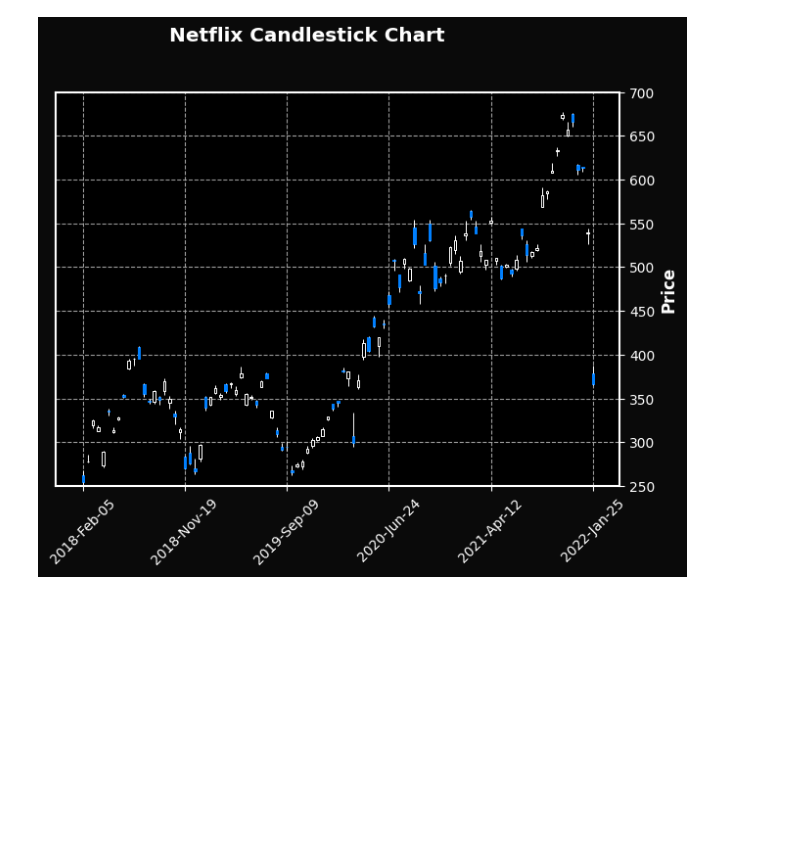
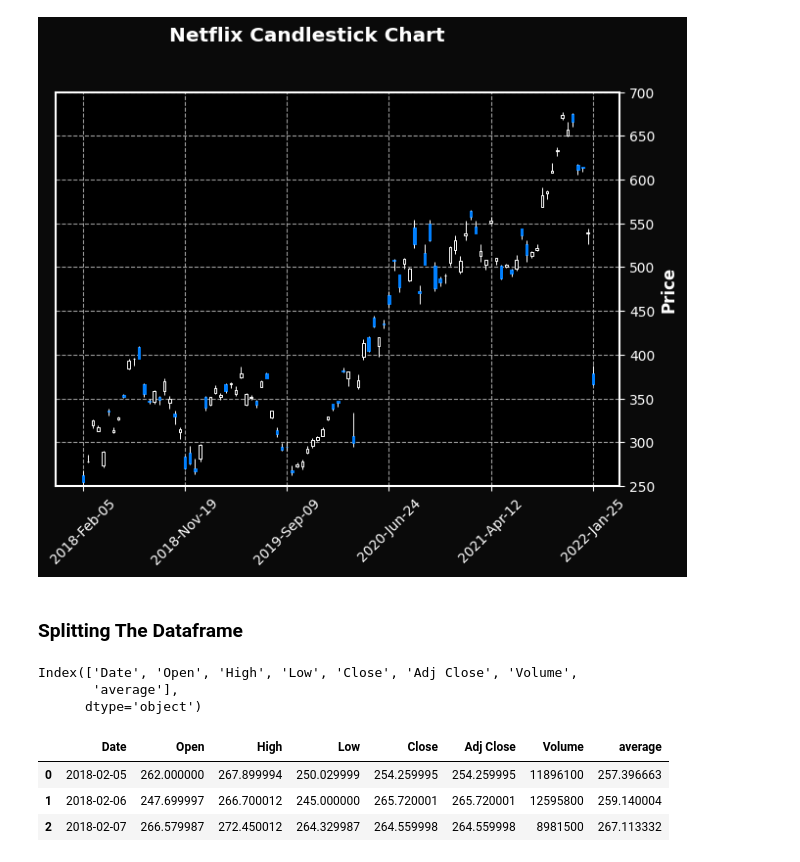
Before and after one commit to Natndez/stockPricePrediction, a Jupyter notebook: train.ipynb, the cells around one changed output. Saved outputs shown, nothing was run; the diff lists cells and outputs as text; code cells hidden in the pictures; blank space fills up the shorter version.

```diff
--- a/train.ipynb
+++ b/train.ipynb
@@ -135,3 +140,5 @@ mpl.plot(sample_netflix_dfi[['Open', 'High', 'Low', 'Close']], type='candle',
          title='Netflix Candlestick Chart', style='mike', ylim=(250, 700))
 # %% [output]
 [figure]
+# %% [markdown]
+### Splitting The Dataframe
@@ -137,0 +150,12 @@ mpl.plot(sample_netflix_dfi[['Open', 'High', 'Low', 'Close']], type='candle',
+# %%
+# Printing all variables
+print(netflix_df.columns)
+netflix_df.head(3)
+# %% [output]
+Index(['Date', 'Open', 'High', 'Low', 'Close', 'Adj Close', 'Volume',
+       'average'],
+      dtype='object')
+|  | Date | Open | High | Low | Close | Adj Close | Volume | average |
+| 0 | 2018-02-05 | 262.000000 | 267.899994 | 250.029999 | 254.259995 | 254.259995 | 11896100 | 257.396663 |
+| 1 | 2018-02-06 | 247.699997 | 266.700012 | 245.000000 | 265.720001 | 265.720001 | 12595800 | 259.140004 |
+| 2 | 2018-02-07 | 266.579987 | 272.450012 | 264.329987 | 264.559998 | 264.559998 | 8981500 | 267.113332 |
```
Also changed, not shown: parts of 5 cells of this notebook, 1 other file.
